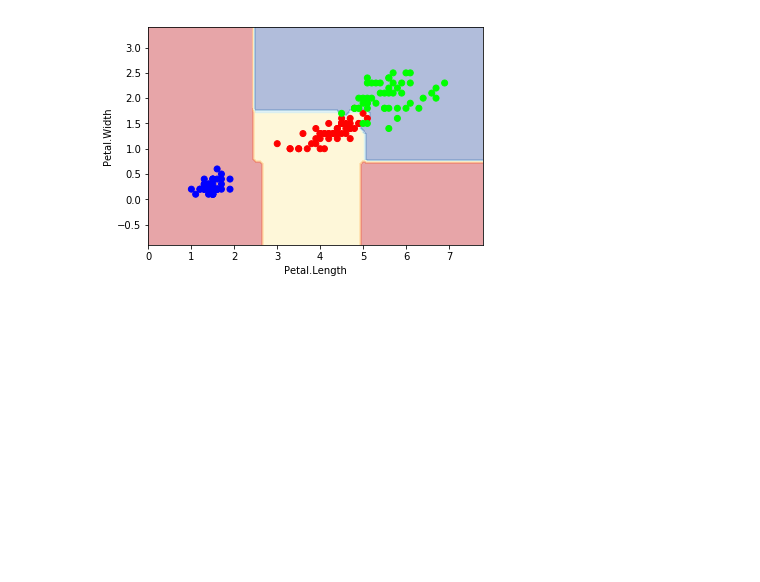
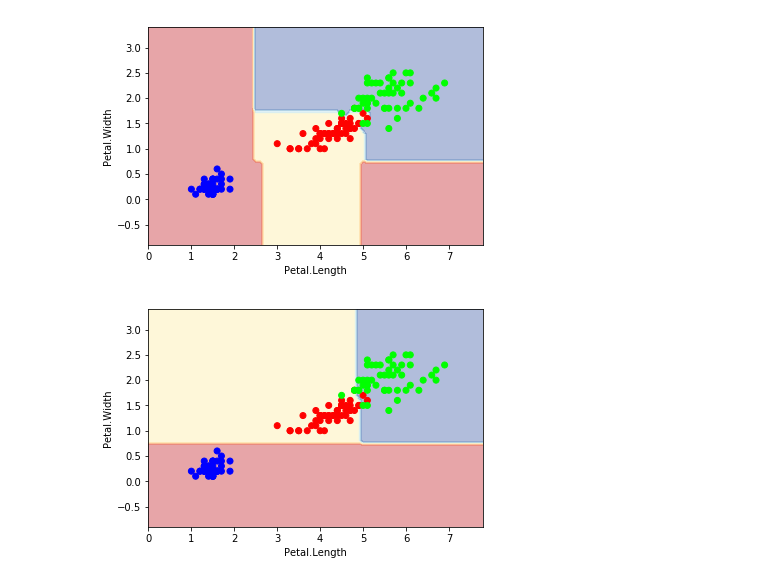
Before and after one commit to ywchiu/pyfintech, a Jupyter notebook: Demo20171026.ipynb, the cells around one changed output. Cells and saved outputs as stored; diff of their text form; code cells hidden in the pictures; blank space fills up the shorter version.

```diff
--- a/Demo20171026.ipynb
+++ b/Demo20171026.ipynb
@@ -42,3 +42,13 @@ clf.fit(X,y)
 plot_estimator(clf,X,y)
 # %% [output]
 [figure]
+# %%
+import matplotlib.pyplot as plt
+from sklearn.ensemble import RandomForestClassifier
+X=iris.data[:,[2,3]]
+y=iris.target
+clf=RandomForestClassifier(n_estimators=1,criterion="entropy")
+clf.fit(X,y)
+plot_estimator(clf,X,y)
+# %% [output]
+[figure, added]
```
Also changed, not shown: parts of 7 cells of this notebook.
